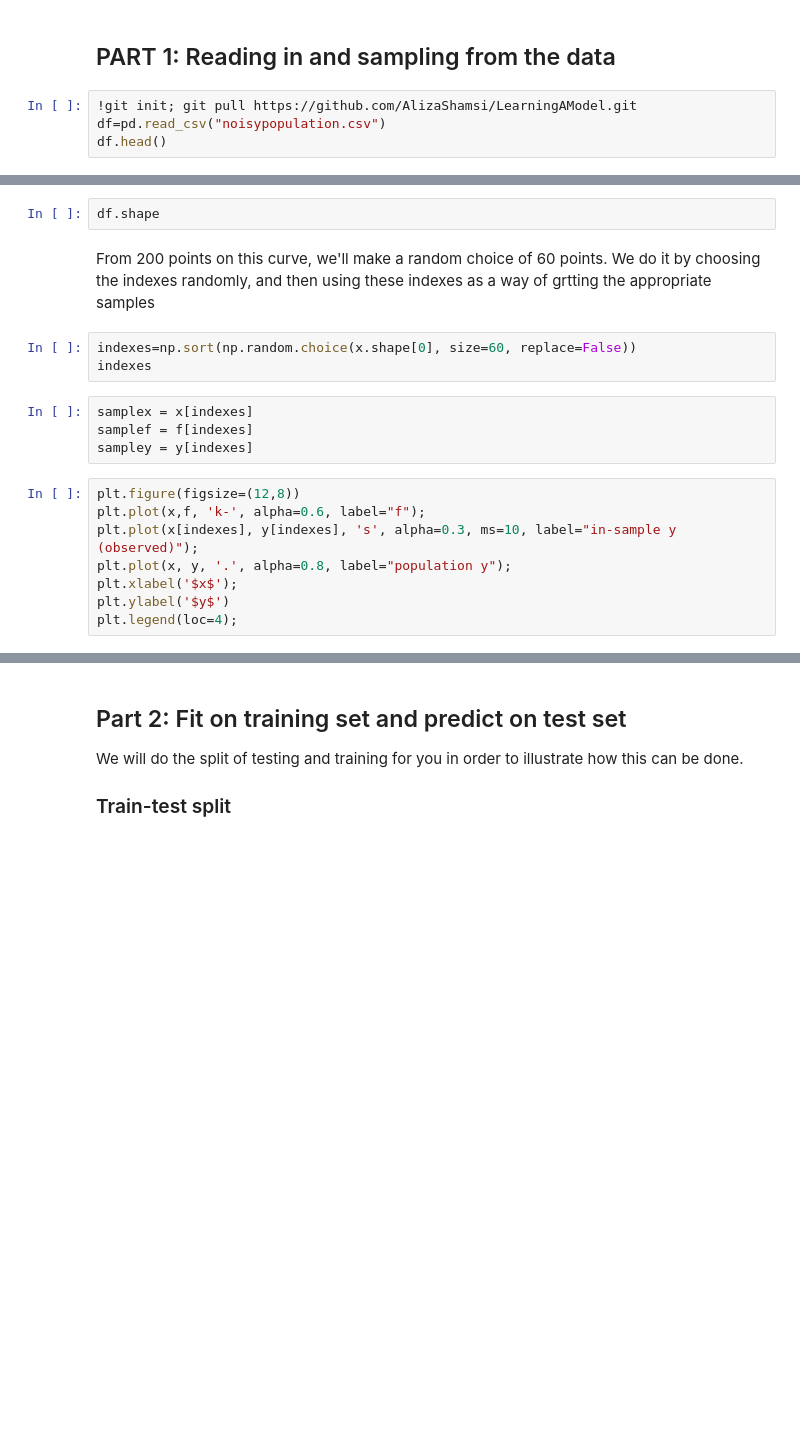
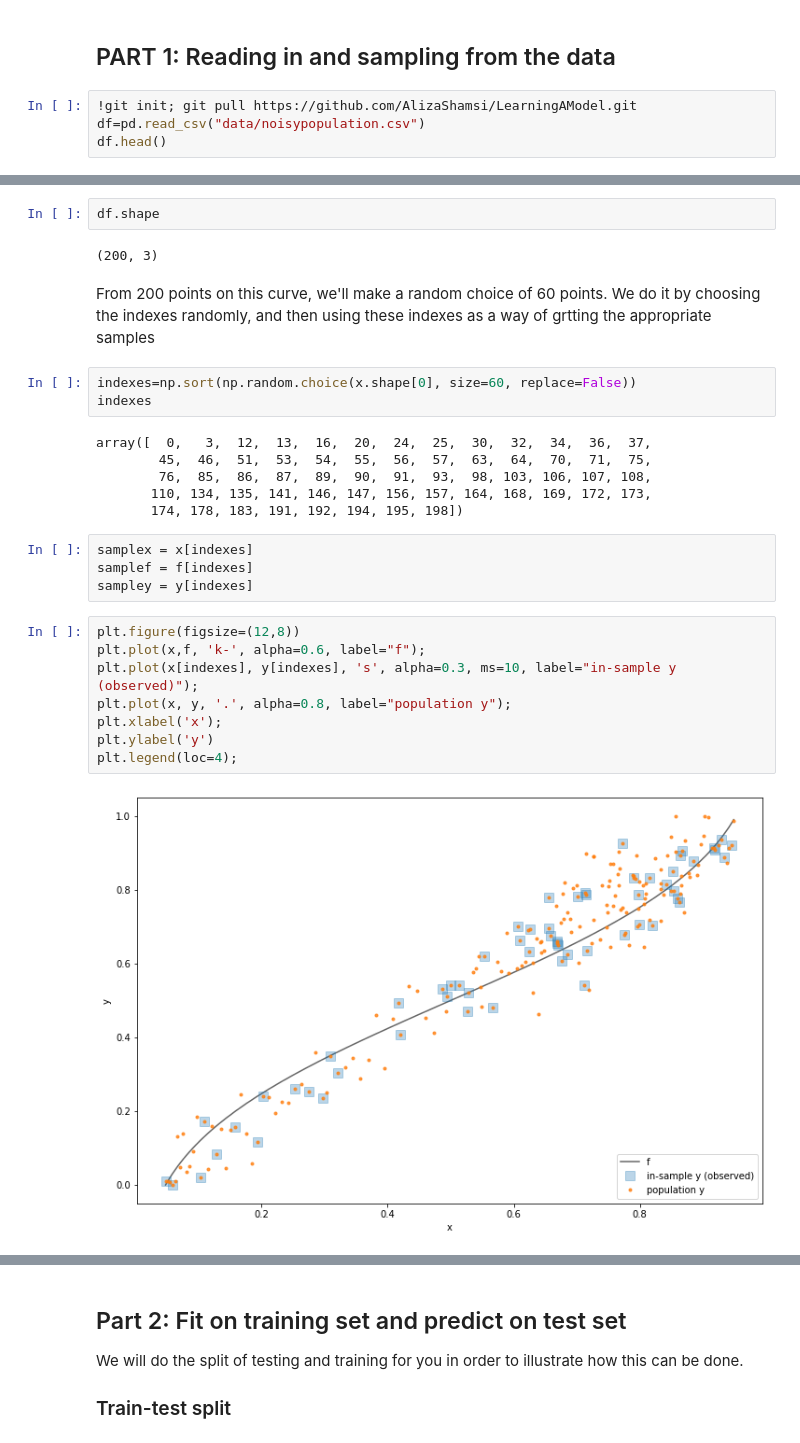
Before and after one commit to AlizaShamsi/LearningAModel, a Jupyter notebook: distribute_complexity_and_validation.ipynb, the cells around one changed output, grey strips where cells are left out. Cells and saved outputs as stored; diff of their text form; blank space fills up the shorter version.

```diff
--- a/distribute_complexity_and_validation.ipynb
+++ b/distribute_complexity_and_validation.ipynb
@@ -37,7 +37,7 @@ def make_plot():
 ## PART 1: Reading in and sampling from the data
 # %%
 !git init; git pull https://github.com/AlizaShamsi/LearningAModel.git
-df=pd.read_csv("noisypopulation.csv")
+df=pd.read_csv("data/noisypopulation.csv")
 df.head()
 # %% [output]
 Reinitialized existing Git repository in /content/.git/
@@ -52,10 +65,18 @@ y = df.y.values
 # %%
 df.shape
+# %% [output]
+(200, 3)
 # %% [markdown]
 From 200 points on this curve, we'll make a random choice of 60 points. We do it by choosing the indexes randomly, and then using these indexes as a way of grtting the appropriate samples
 # %%
 indexes=np.sort(np.random.choice(x.shape[0], size=60, replace=False))
 indexes
+# %% [output]
+array([  0,   3,  12,  13,  16,  20,  24,  25,  30,  32,  34,  36,  37,
+        45,  46,  51,  53,  54,  55,  56,  57,  63,  64,  70,  71,  75,
+        76,  85,  86,  87,  89,  90,  91,  93,  98, 103, 106, 107, 108,
+       110, 134, 135, 141, 146, 147, 156, 157, 164, 168, 169, 172, 173,
+       174, 178, 183, 191, 192, 194, 195, 198])
 # %%
 samplex = x[indexes]
 samplef = f[indexes]
@@ -63,10 +84,12 @@ sampley = y[indexes]
 # %%
 plt.figure(figsize=(12,8))
 plt.plot(x,f, 'k-', alpha=0.6, label="f");
 plt.plot(x[indexes], y[indexes], 's', alpha=0.3, ms=10, label="in-sample y (observed)");
 plt.plot(x, y, '.', alpha=0.8, label="population y");
-plt.xlabel('$x$');
-plt.ylabel('$y$')
+plt.xlabel('x');
+plt.ylabel('y')
 plt.legend(loc=4);
+# %% [output]
+[figure, added]
 # %%
 sample_df=pd.DataFrame(dict(x=x[indexes],f=f[indexes],y=y[indexes]))
```
Also changed, not shown: parts of 5 cells of this notebook.
